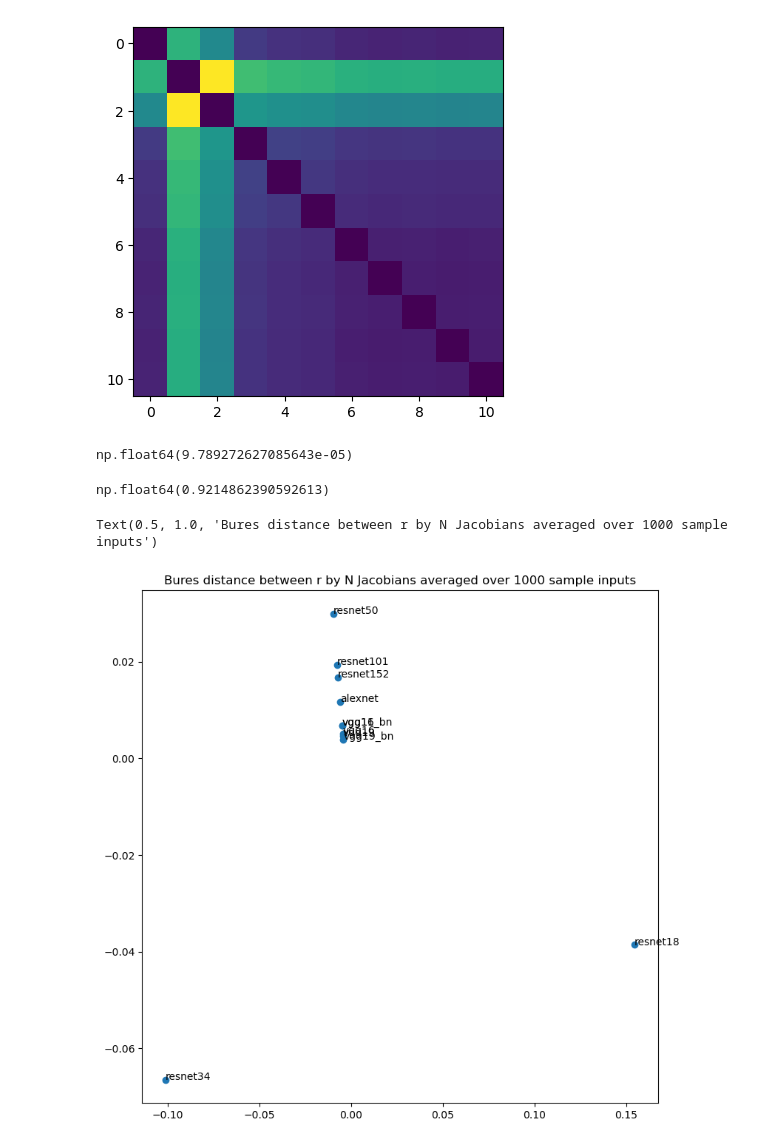
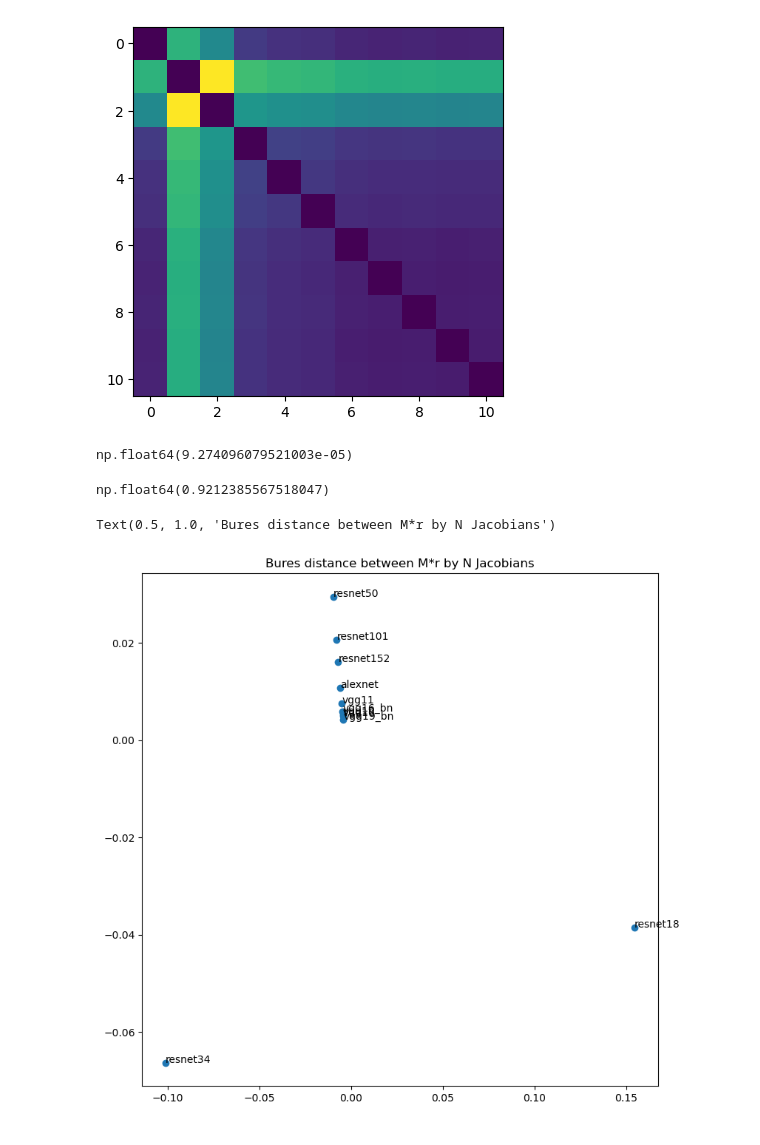
Before and after one commit to SarahHarvey/decoding-similarity, a Jupyter notebook: compare_many_networks_Jacobian_distance.ipynb, the cells around one changed output. Drawn from its saved outputs; the diff is of its cells as text; code cells hidden in the pictures.

```diff
--- a/compare_many_networks_Jacobian_distance.ipynb
+++ b/compare_many_networks_Jacobian_distance.ipynb
@@ -127,7 +121,7 @@ bures_dict = np.load('bures_dists_penultimate_decoding_Jmbyn.npz')
 # %%
 # Load Bures distance matrix between flattened Jacobians (r*M by N)
 
-bures_dict = np.load('proc_dists_penultimate_decoding_Jstacked.npz')
+bures_dict_flat = np.load('proc_dists_penultimate_decoding_Jstacked.npz')
 # %%
 plt.imshow(bures_dict["bures_dists"][55])
 # %% [output]
@@ -197,13 +191,13 @@ for j in range(bures_dists_all_rbyn[0].shape[0]):
 # %%
 # Average over all categories
 
-bures_dists_all_mbyn = bures_dict["bures_dists"]
-model_names = bures_dict["model_names"]
+# bures_dists_all_mbyn = bures_dict["bures_dists"]
+# model_names = bures_dict["model_names"]
 
-bures_dists_mean = np.zeros(bures_dict["bures_dists"][0].shape)
-for j in range(bures_dists_all_mbyn[0].shape[0]):
-    for k in range(bures_dists_all_mbyn[0].shape[0]):
-        bures_dists_mean[j,k] = np.mean([bures_dists_all_mbyn[i][j,k] for i in range(len(bures_dists_all_mbyn))])
+# bures_dists_mean = np.zeros(bures_dict["bures_dists"][0].shape)
+# for j in range(bures_dists_all_mbyn[0].shape[0]):
+#     for k in range(bures_dists_all_mbyn[0].shape[0]):
+#         bures_dists_mean[j,k] = np.mean([bures_dists_all_mbyn[i][j,k] for i in range(len(bures_dists_all_mbyn))])
 # %%
 # Delete some models
 
@@ -245,14 +239,18 @@ Text(0.5, 1.0, 'Bures distance between r by N Jacobians averaged over 1000 sampl
 # %%
 # Average over all images
 
-bures_dist_flat = bures_dict["bures_dists"][0]
-model_names = bures_dict["model_names"]
+bures_dist_flat = bures_dict_flat["bures_dists"][0]
+model_names = bures_dict_flat["model_names"]
 # %%
 # Delete some models
 
 bures_dist_flat = np.delete(bures_dist_flat,6,axis=0)
 bures_dist_flat = np.delete(bures_dist_flat,6,axis=1)
 model_names = np.delete(model_names,6)
+
+bures_dist_flat = np.delete(bures_dist_flat,6,axis=0)
+bures_dist_flat = np.delete(bures_dist_flat,6,axis=1)
+model_names = np.delete(model_names,6)
 # %%
 plt.imshow(bures_dist_flat)
 # %% [output]
@@ -263,23 +261,23 @@ embedding = MDS(n_components=10, metric= True, eps = 0.00001, normalized_stress=
 Z = embedding.fit_transform(bures_dist_flat)
 embedding.stress_
 # %% [output]
-np.float64(9.789272627085643e-05)
+np.float64(9.274096079521003e-05)
 # %%
 pca = PCA(n_components=2)
 pcs1 = pca.fit_transform(Z)
 np.sum(pca.explained_variance_ratio_)
 # %% [output]
-np.float64(0.9214862390592613)
+np.float64(0.9212385567518047)
 # %%
 fig = plt.figure(figsize= (9,9))
 ax = fig.add_subplot(1,1,1)
 
 ax.scatter(pcs1[:,0], pcs1[:,1])
 
 for i, txt in enumerate(model_names):
     ax.text(pcs1[i,0], pcs1[i,1],txt)
 
-plt.title('Bures distance between r by N Jacobians averaged over 1000 sample inputs')
+plt.title('Bures distance between M*r by N Jacobians')
 # %% [output]
-Text(0.5, 1.0, 'Bures distance between r by N Jacobians averaged over 1000 sample inputs')
+Text(0.5, 1.0, 'Bures distance between M*r by N Jacobians')
-[figure, old version]
+[figure, new version]
```
Also changed, not shown: parts of 9 cells of this notebook, 1 other file.
